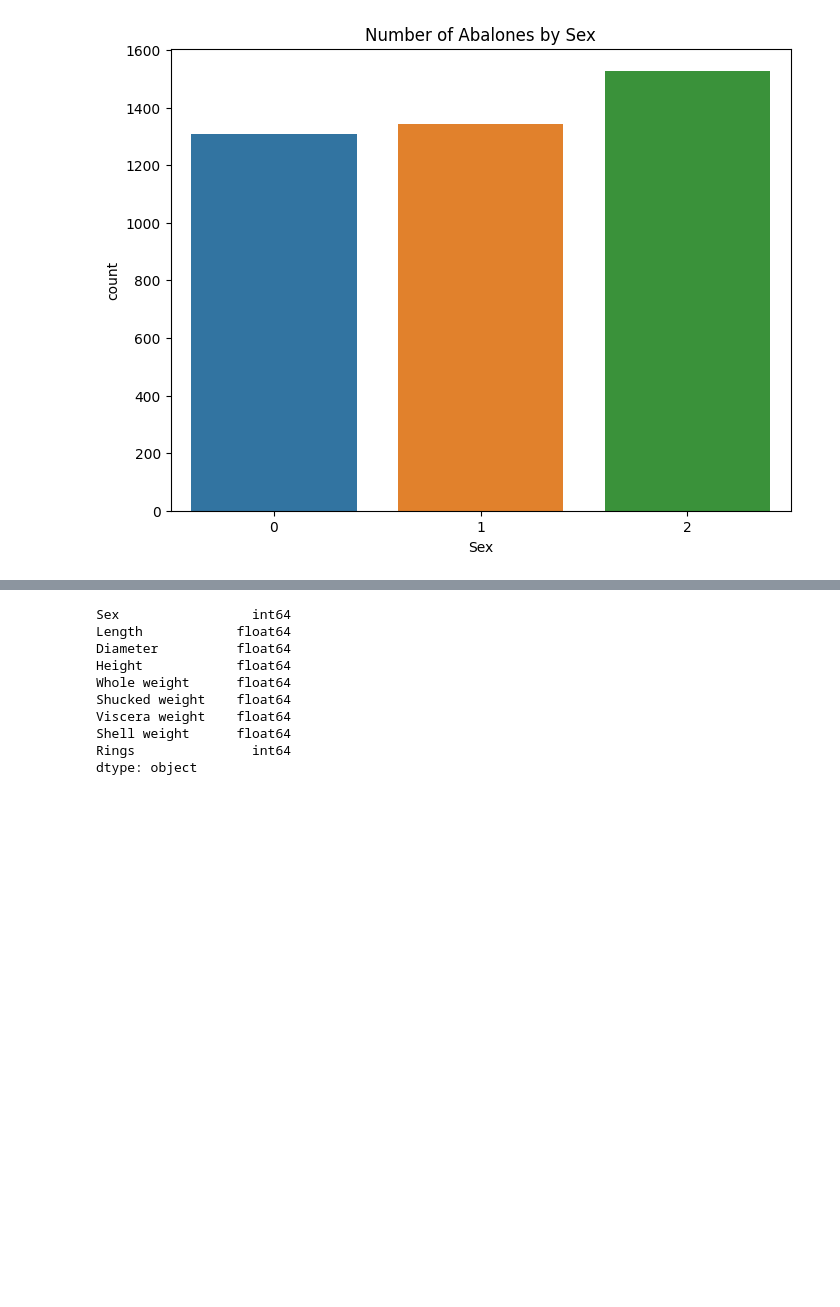
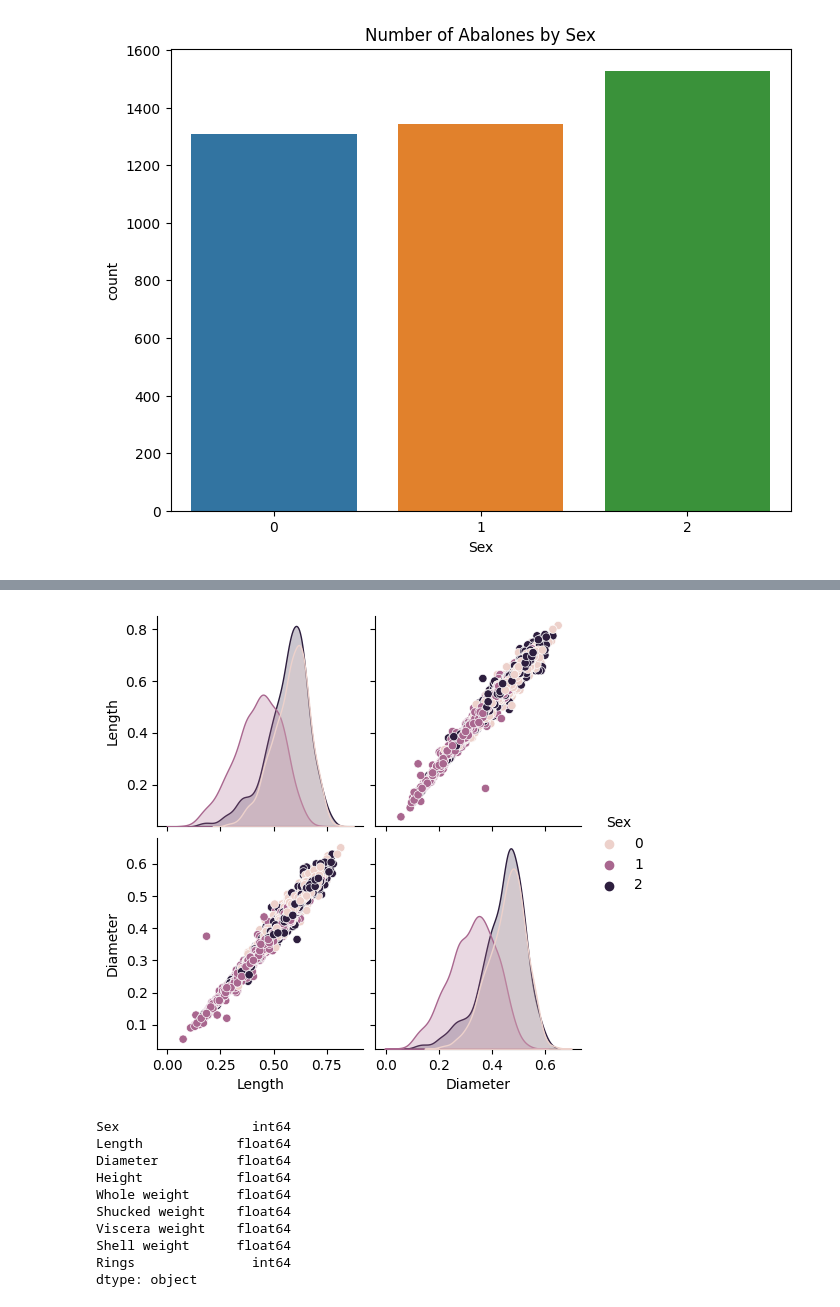
Before and after one commit to EthanSong50/ML, a Jupyter notebook: 실습3_1_abalone__분류.ipynb, the cells around one changed output, grey strips where cells are left out. Cells and saved outputs as stored; diff of their text form; code cells hidden in the pictures; blank space fills up the shorter version.

```diff
--- a/실습3_1_abalone__분류.ipynb
+++ b/실습3_1_abalone__분류.ipynb
@@ -151 +155,7 @@ plt.show()
+# %%
+# 길이(length), 지름(diameter) 상관관계 분석
+sns.pairplot(df, vars=['Length', 'Diameter'], hue="Sex")
+plt.show()
+# %% [output]
+[figure, added]
 # %%
```
Also changed, not shown: parts of 12 cells of this notebook.
